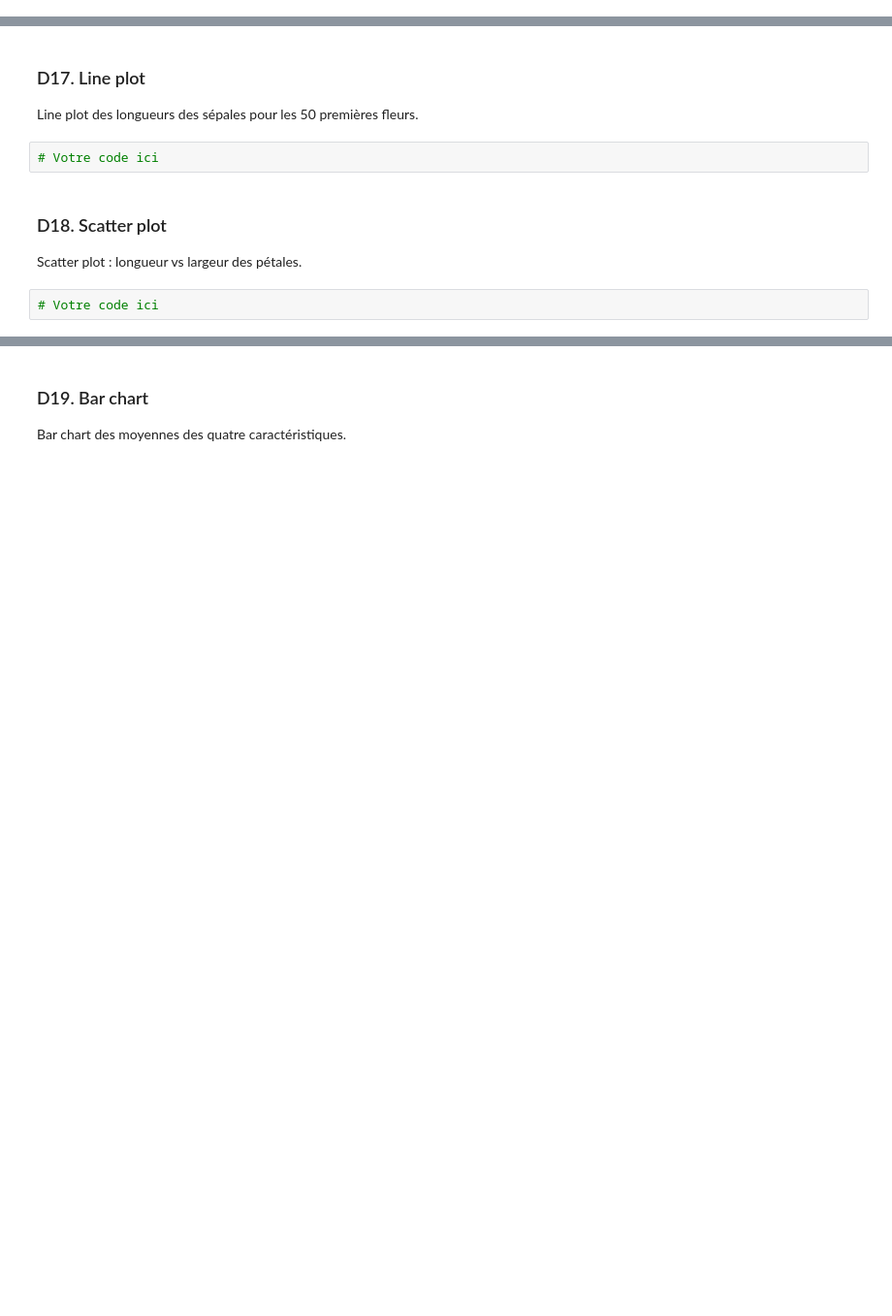
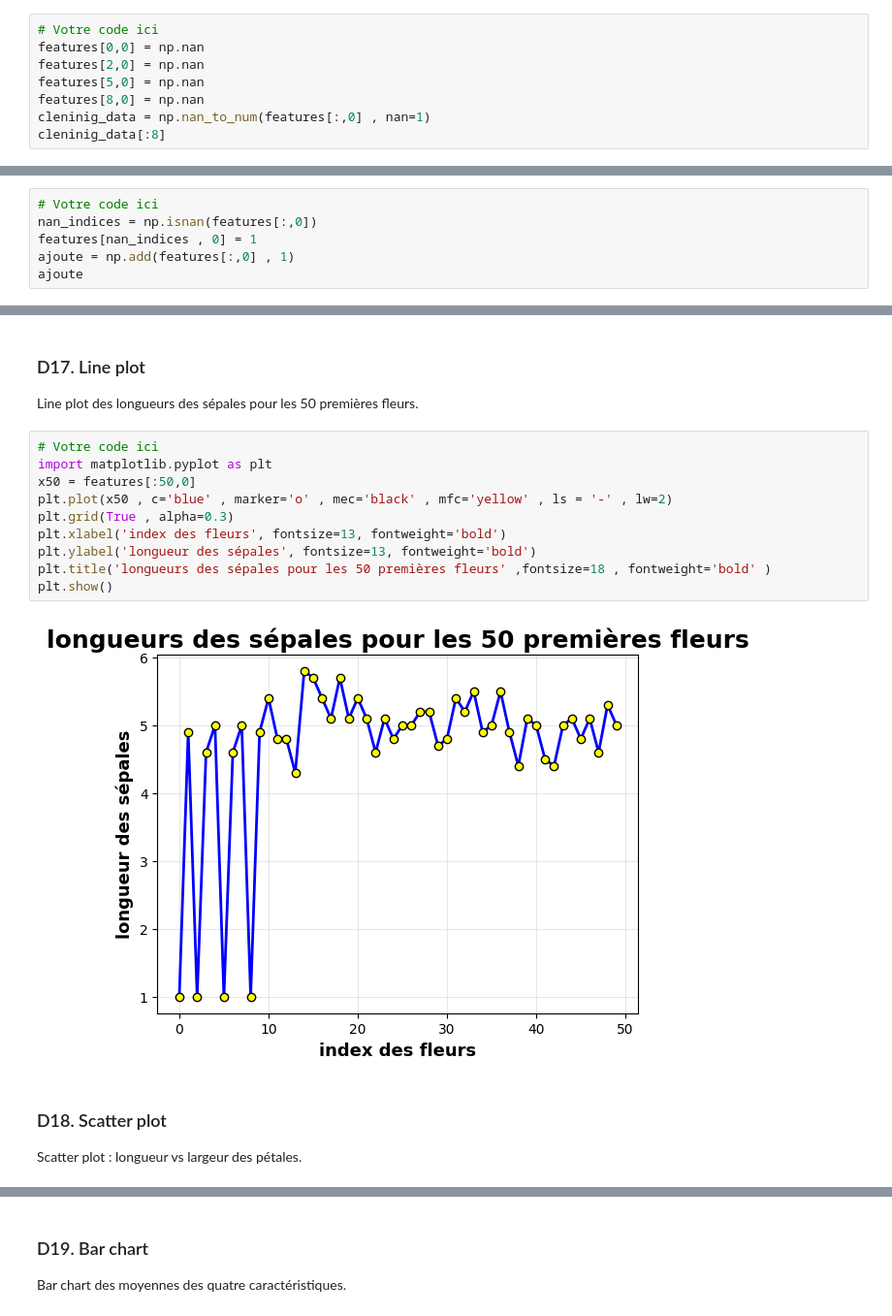
Before and after one commit to USMS-FPK-IA-GI-2025/controle-01-numpy-and-matplotlib-iris-YoussefDIDI79, a Jupyter notebook: notebooks/controle_numpy_matplotlib.ipynb, the cells around one changed output, grey strips where cells are left out. Shown: that part at 97% size. Saved outputs shown, nothing was run; the diff lists cells and outputs as text; blank space fills up the shorter version.

```diff
--- a/notebooks/controle_numpy_matplotlib.ipynb
+++ b/notebooks/controle_numpy_matplotlib.ipynb
@@ -247,0 +246,8 @@ Simulez des valeurs NaN et remplacez-les avec `np.nan_to_num`.
+# %%
+# Votre code ici
+features[0,0] = np.nan
+features[2,0] = np.nan
+features[5,0] = np.nan
+features[8,0] = np.nan
+cleninig_data = np.nan_to_num(features[:,0] , nan=1)
+cleninig_data[:8]
@@ -252,0 +259,6 @@ Ajoutez 1 à toutes les valeurs de la première colonne de `features`.
+# %%
+# Votre code ici
+nan_indices = np.isnan(features[:,0])
+features[nan_indices , 0] = 1
+ajoute = np.add(features[:,0] , 1)
+ajoute
@@ -260,10 +295,18 @@ Créez un array binaire indiquant si la longueur des pétales est supérieure à
 # %% [markdown]
 ### D17. Line plot
 Line plot des longueurs des sépales pour les 50 premières fleurs.
-# %%
-# Votre code ici
+# %%
+# Votre code ici
+import matplotlib.pyplot as plt
+x50 = features[:50,0]
+plt.plot(x50 , c='blue' , marker='o' , mec='black' , mfc='yellow' , ls = '-' , lw=2)
+plt.grid(True , alpha=0.3)
+plt.xlabel('index des fleurs', fontsize=13, fontweight='bold')
+plt.ylabel('longueur des sépales', fontsize=13, fontweight='bold')
+plt.title('longueurs des sépales pour les 50 premières fleurs' ,fontsize=18 , fontweight='bold' )
+plt.show()
+# %% [output]
+[figure, added]
 # %% [markdown]
 ### D18. Scatter plot
 Scatter plot : longueur vs largeur des pétales.
-# %%
-# Votre code ici
```
Also changed, not shown: parts of 9 cells of this notebook.
